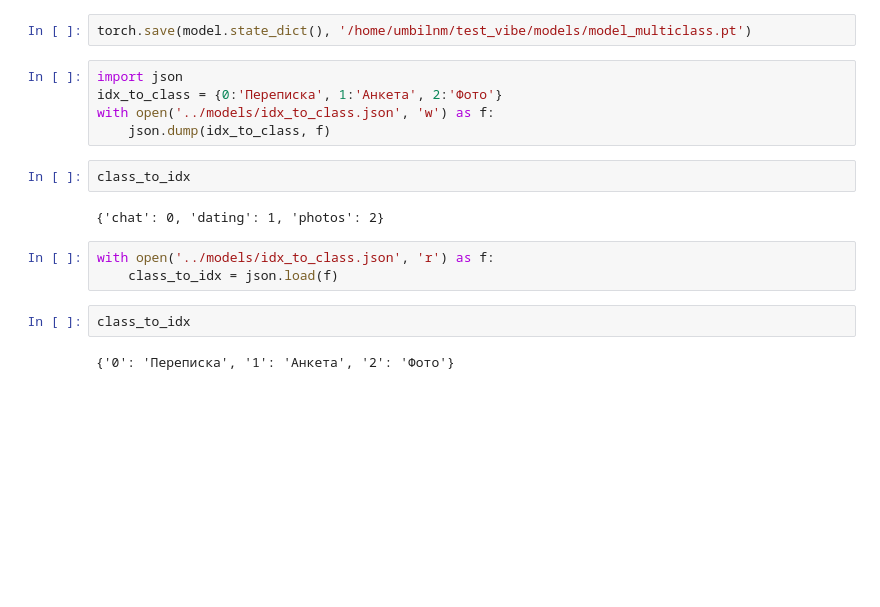
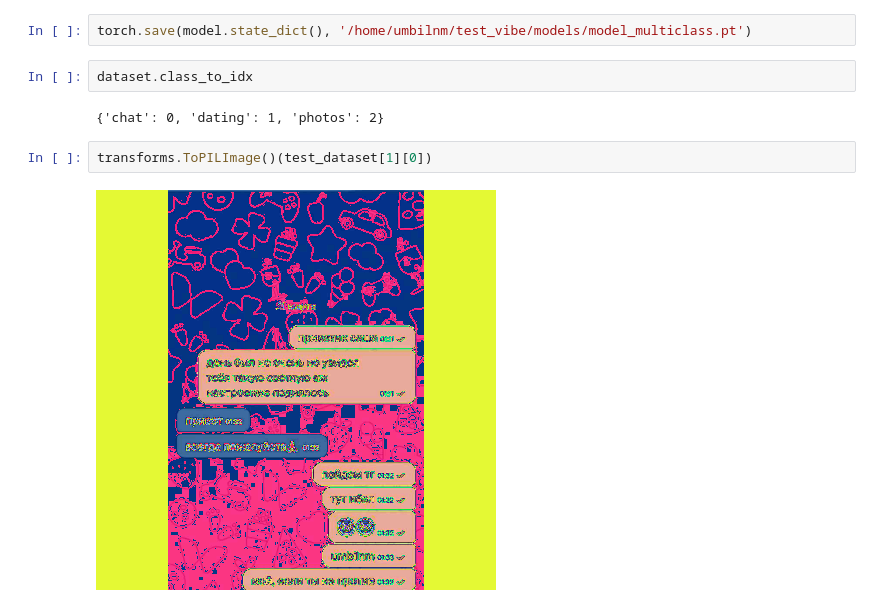
Before and after one commit to umbilnm/test_vibe, a Jupyter notebook: notebooks/model_test.ipynb, the cells around one changed output. Saved outputs shown, nothing was run; the diff lists cells and outputs as text; blank space fills up the shorter version.

Commit message:
Model fix

```diff
--- a/notebooks/model_test.ipynb
+++ b/notebooks/model_test.ipynb
@@ -165,19 +165,11 @@ Test Loss: 0.6207, Test Accuracy: 1.00
 ---------------------------------
 # %%
 torch.save(model.state_dict(), '/home/umbilnm/test_vibe/models/model_multiclass.pt')
-# %%
-import json
-idx_to_class = {0:'Переписка', 1:'Анкета', 2:'Фото'}
-with open('../models/idx_to_class.json', 'w') as f:
-    json.dump(idx_to_class, f)
-# %%
-class_to_idx
-# %% [output]
-{'chat': 0, 'dating': 1, 'photos': 2}
-# %%
-with open('../models/idx_to_class.json', 'r') as f:
-    class_to_idx = json.load(f)
-# %%
-class_to_idx
-# %% [output]
-{'0': 'Переписка', '1': 'Анкета', '2': 'Фото'}
+# %%
+dataset.class_to_idx
+# %% [output]
+{'chat': 0, 'dating': 1, 'photos': 2}
+# %%
+transforms.ToPILImage()(test_dataset[1][0])
+# %% [output]
+[figure, added]
```
Also changed, not shown: parts of 1 cell of this notebook, 8 other files.
